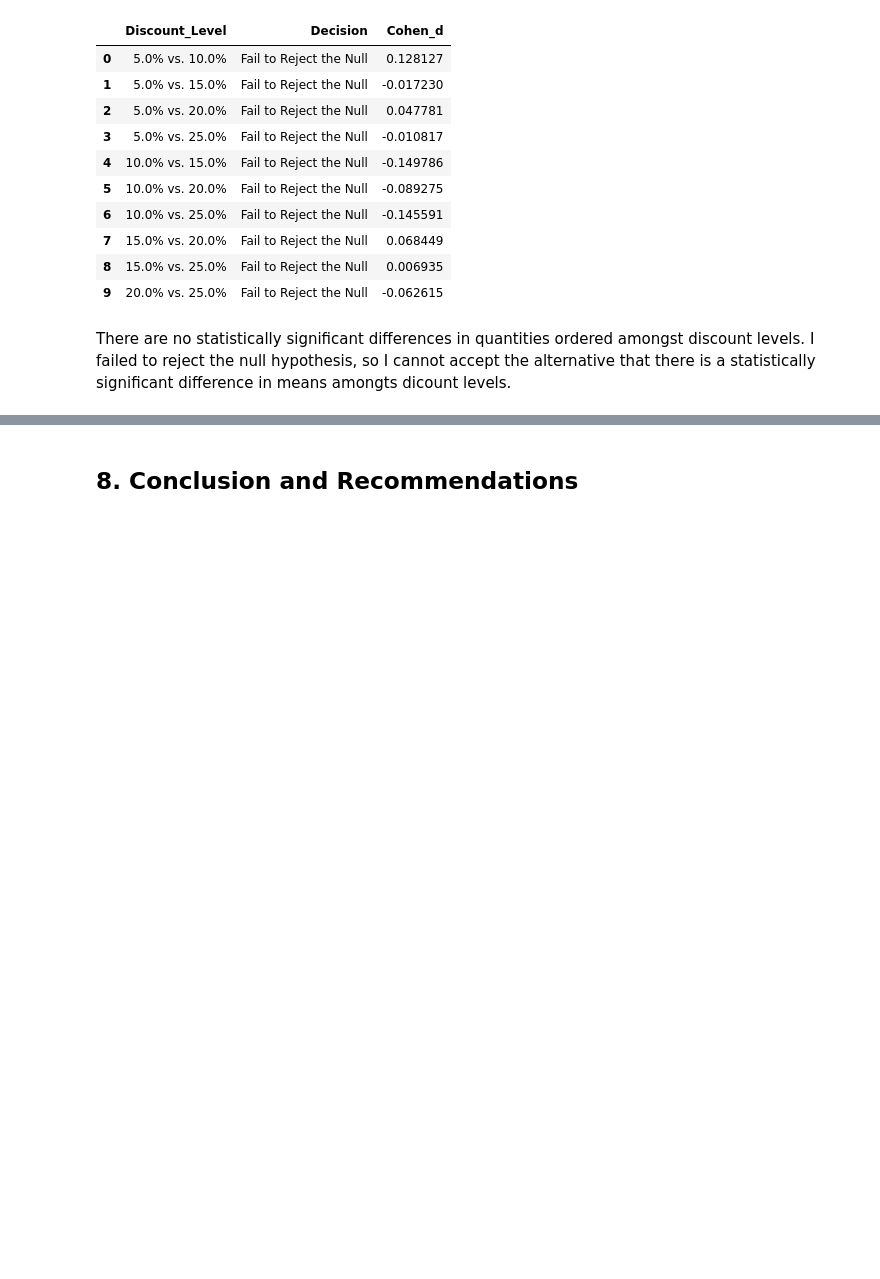
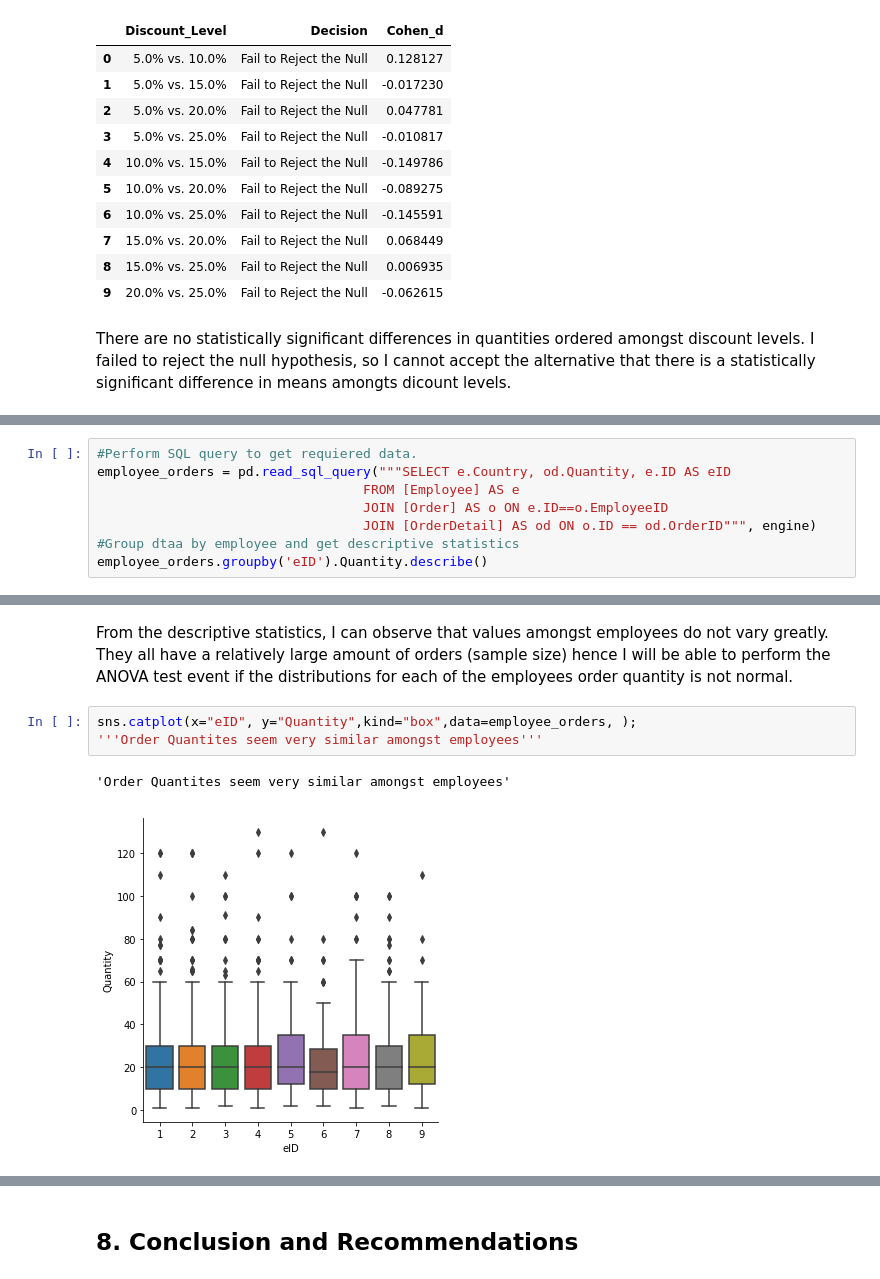
Before and after one commit to feraguilari/dsc-2-final-project-online-ds-pt-021119, a Jupyter notebook: student.ipynb, the cells around one changed output, grey strips where cells are left out. Cells and saved outputs as stored; diff of their text form; blank space fills up the shorter version.

```diff
--- a/student.ipynb
+++ b/student.ipynb
@@ -392,0 +425,8 @@ There are no statistically significant differences in quantities ordered amongst
+# %%
+#Perform SQL query to get requiered data.
+employee_orders = pd.read_sql_query("""SELECT e.Country, od.Quantity, e.ID AS eID
+                                  FROM [Employee] AS e
+                                  JOIN [Order] AS o ON e.ID==o.EmployeeID
+                                  JOIN [OrderDetail] AS od ON o.ID == od.OrderID""", engine)
+#Group dtaa by employee and get descriptive statistics
+employee_orders.groupby('eID').Quantity.describe()
@@ -392,0 +450,8 @@ There are no statistically significant differences in quantities ordered amongst
+# %% [markdown]
+From the descriptive statistics, I can observe that values amongst employees do not vary greatly. They all have a relatively large amount of orders (sample size) hence I will be able to perform the ANOVA test event if the distributions for each of the employees order quantity is not normal.
+# %%
+sns.catplot(x="eID", y="Quantity",kind="box",data=employee_orders, );
+'''Order Quantites seem very similar amongst employees'''
+# %% [output]
+'Order Quantites seem very similar amongst employees'
+[figure, added]
```
Also changed, not shown: parts of 16 cells of this notebook.
